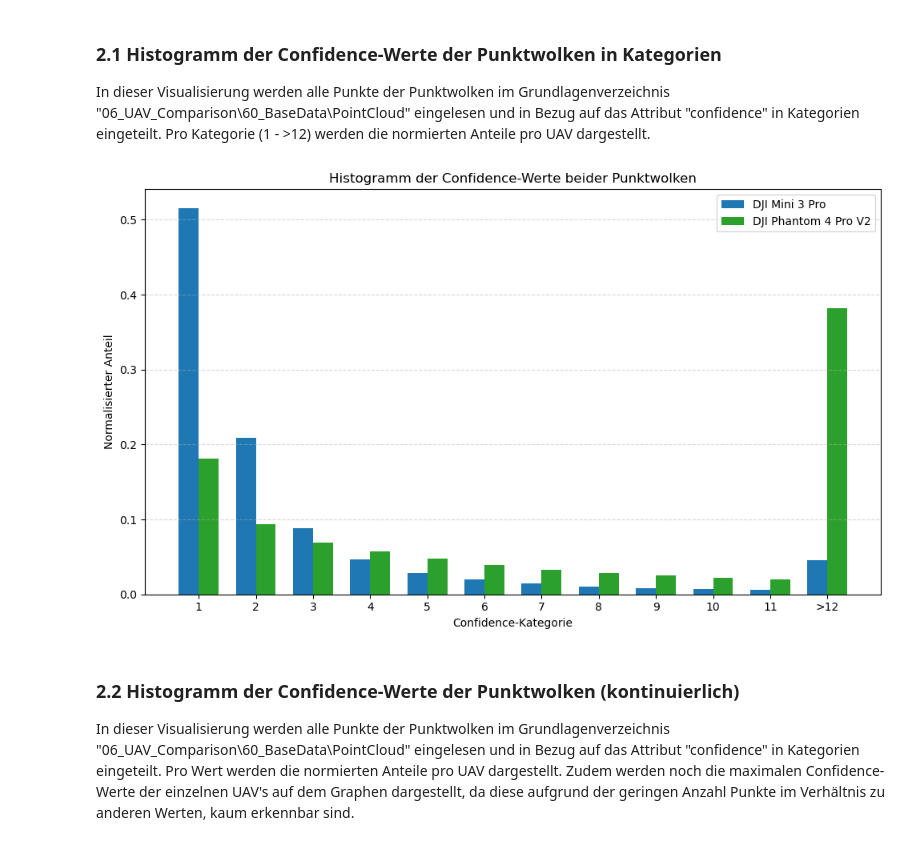
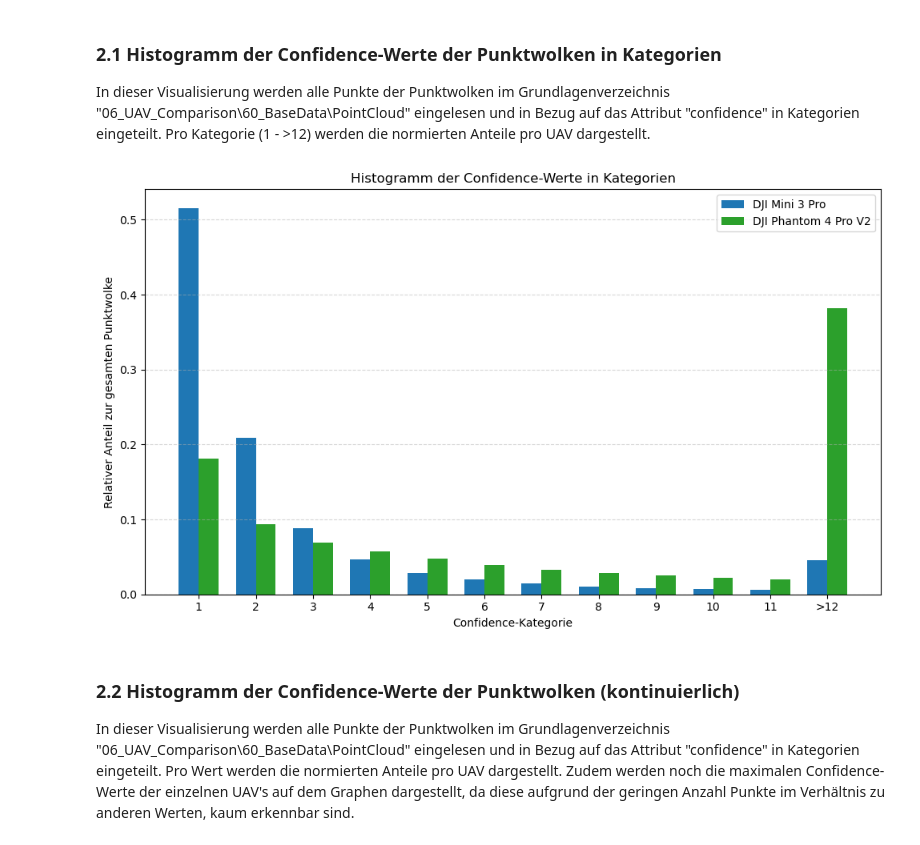
Before and after one commit to naamp/BTh11_Trieblaengenwachstum, a Jupyter notebook: 06_UAV_Comparison/06_B_UAV_Comparison_PointCloud_Confidence.ipynb, the cells around one changed output. Cells and saved outputs as stored; diff of their text form; code cells hidden in the pictures.

```diff
--- a/06_UAV_Comparison/06_B_UAV_Comparison_PointCloud_Confidence.ipynb
+++ b/06_UAV_Comparison/06_B_UAV_Comparison_PointCloud_Confidence.ipynb
@@ -69,36 +69,36 @@ def compute_confidence_histogram(file_path):
     counts, _ = np.histogram(confidence, bins=bins)
     total = np.sum(counts)
     norm_counts = counts / total if total > 0 else np.zeros_like(counts)
     return norm_counts
 
 # Histogramme für beide Punktwolken berechnen
 hist1 = compute_confidence_histogram(djimini3pro)
 hist2 = compute_confidence_histogram(djiphantom4prov2)
 
 # Plot vorbereiten: gruppiertes Balkendiagramm
 x = np.arange(len(bin_labels))  # Positionen der Kategorien
 width = 0.35  # Balkenbreite
 
 fig, ax = plt.subplots(figsize=(10, 6))
 
 # Balken für die erste Punktwolke
 ax.bar(x - width/2, hist1, width, label="DJI Mini 3 Pro", color="#1f77b4")
 # Balken für die zweite Punktwolke
 ax.bar(x + width/2, hist2, width, label="DJI Phantom 4 Pro V2", color="#2ca02c")
 
 # Achsenbeschriftung und Layout
 ax.set_xticks(x)
 ax.set_xticklabels(bin_labels)
 ax.set_xlabel("Confidence-Kategorie")
-ax.set_ylabel("Normalisierter Anteil")
-ax.set_title("Histogramm der Confidence-Werte beider Punktwolken")
+ax.set_ylabel("Relativer Anteil zur gesamten Punktwolke")
+ax.set_title("Histogramm der Confidence-Werte in Kategorien")
 ax.legend(loc="upper right")
 ax.grid(axis="y", linestyle="--", alpha=0.5)
 
 plt.tight_layout()
 plt.show()
 # %% [output]
-[figure, old version]
+[figure, new version]
 # %% [markdown]
 ### 2.2 Histogramm der Confidence-Werte der Punktwolken (kontinuierlich)
 In dieser Visualisierung werden alle Punkte der Punktwolken im Grundlagenverzeichnis "06_UAV_Comparison\60_BaseData\PointCloud" eingelesen und in Bezug auf das Attribut "confidence" in Kategorien eingeteilt. Pro Wert werden die normierten Anteile pro UAV dargestellt.
```
Also changed, not shown: parts of 6 cells of this notebook, 18 other files.
